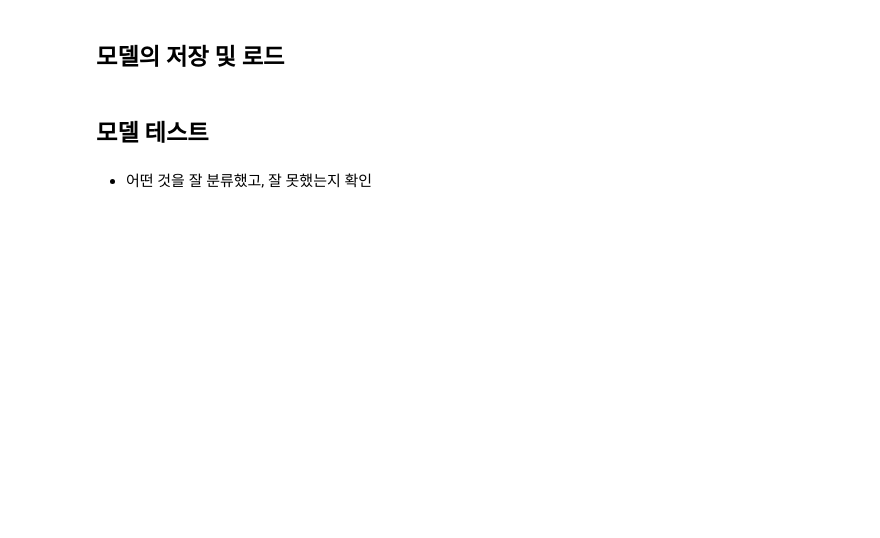
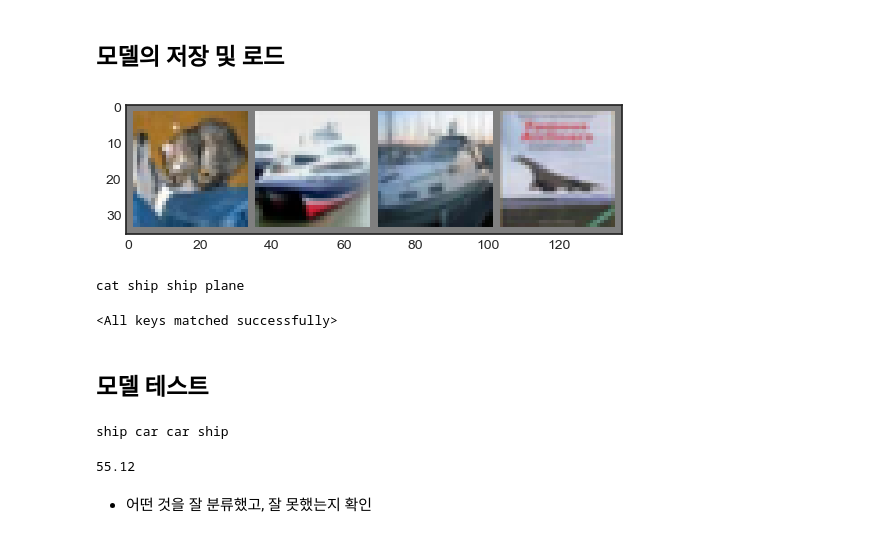
Before and after one commit to kksoo1769/study, a Jupyter notebook: code/deep_learning/10.pytorch_gen_nn/10-2.CIFAR10.ipynb, the cells around one changed output. Cells and saved outputs as stored; diff of their text form; code cells hidden in the pictures; blank space fills up the shorter version.

```diff
--- a/code/deep_learning/10.pytorch_gen_nn/10-2.CIFAR10.ipynb
+++ b/code/deep_learning/10.pytorch_gen_nn/10-2.CIFAR10.ipynb
@@ -7,0 +26,3 @@
+# %%
+use_cuda = torch.cuda.is_available()
+device = torch.device('cuda' if use_cuda else 'cpu')
@@ -14,6 +115,28 @@
 # %% [markdown]
 ## 손실함수와 옵티마이저
+# %%
+criterion = nn.CrossEntropyLoss()
+optimizer = optim.SGD(net.parameters(), lr=1e-3, momentum=.9)
 # %% [markdown]
 ## 모델 학습
 # %% [markdown]
 - 설명을 위해 `epochs=2`로 지정
+# %%
+for epoch in range(2):
+    running_loss = .0
+
+    for i, data in enumerate(train_loader):
+        inputs, labels = data[0].to(device), data[1].to(device)
+
+        optimizer.zero_grad()
+
+        outputs = net(inputs)
+        loss = criterion(outputs, labels)
+        loss.backward()
+        optimizer.step()
+
+        running_loss += loss.item()
+
+        if i % 2_000 == 1_999:
+            print(f"Epoch: {epoch + 1}, Batch: {i + 1}, Loss: {running_loss / 2_000}")
+            running_loss = .0
@@ -22,2 +161,16 @@
+# %%
+data_iter = iter(test_loader)
+imgs, labels = next(data_iter)
+
+imshow(torchvision.utils.make_grid(imgs))
+print(' '.join(f'{classes[labels[i]]}' for i in range(4)))
+# %% [output]
+[figure, added]
+cat ship ship plane
+# %%
+net = Net().to(device)
+net.load_state_dict(torch.load(PATH))
+# %% [output]
+<All keys matched successfully>
 # %% [markdown]
 ## 모델 테스트
@@ -24,2 +179,23 @@
+# %%
+pred_vals, pred_indices = torch.max(outputs, 1)
+
+print(' '.join(f'{classes[pred_indices[i]]}' for i in range(4)))
+# %% [output]
+ship car car ship
+# %%
+correct = 0
+total = 0
+
+with torch.no_grad():
+    for data in test_loader:
+        imgs, labels = data[0].to(device), data[1].to(device)
+        outputs = net(imgs)
+        _, pred_indices = torch.max(outputs, 1)
+        total += labels.size(0)
+        correct += (pred_indices == labels).sum().item()
+
+print(100 * correct / total)
+# %% [output]
+55.12
 # %% [markdown]
 - 어떤 것을 잘 분류했고, 잘 못했는지 확인
```
Also changed, not shown: parts of 13 cells of this notebook.
